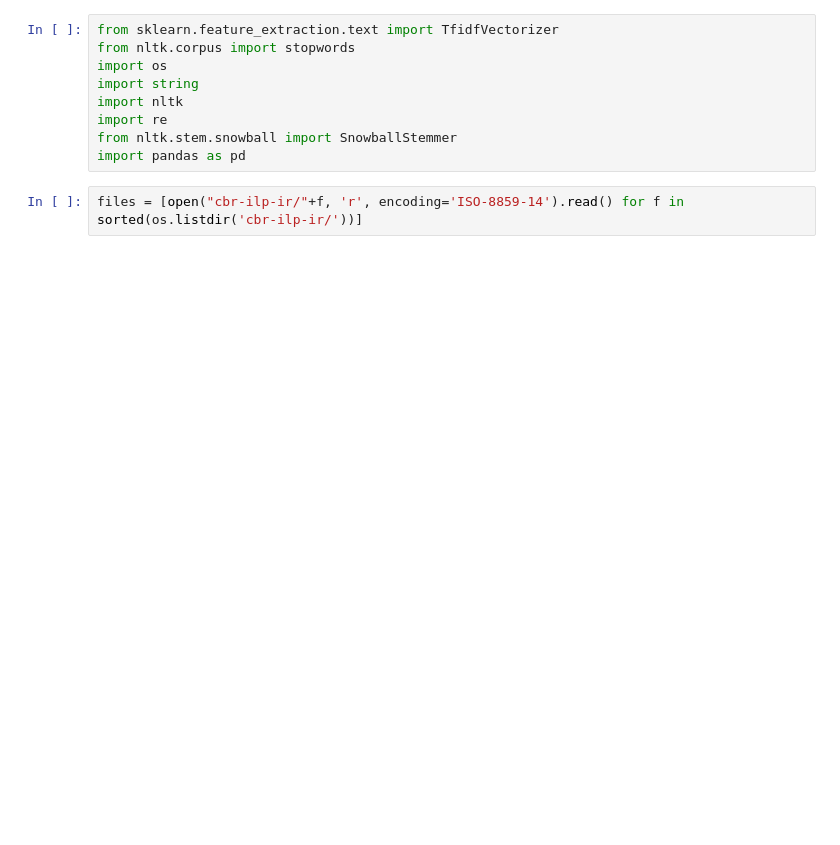
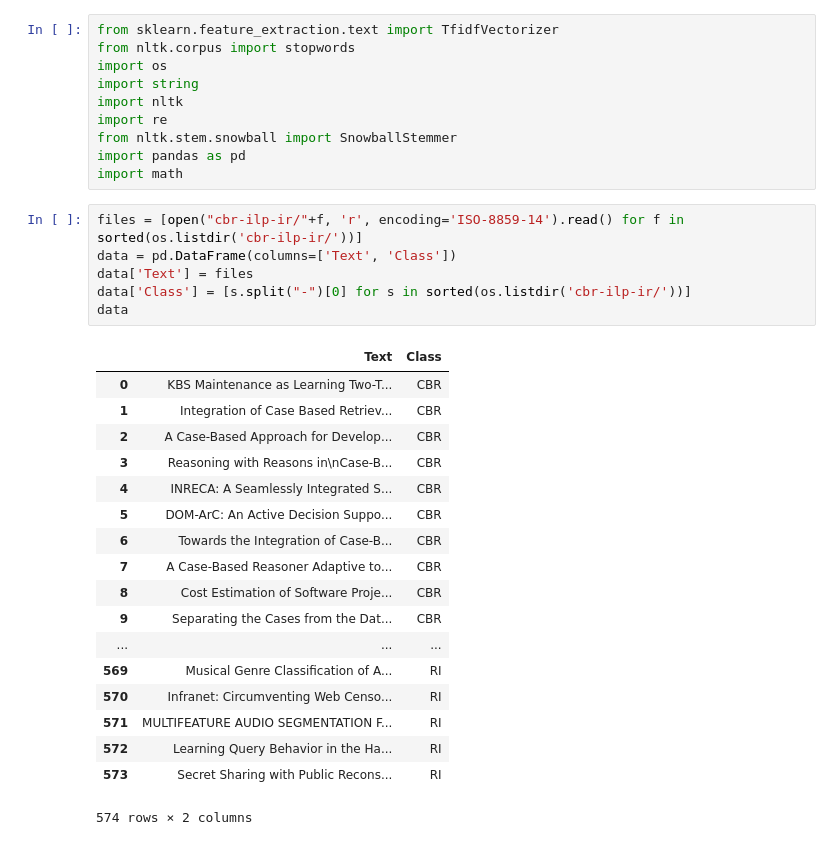
Before and after one commit to matheusjorge/TextMining_Proj1, a Jupyter notebook: Projeto1.ipynb, the cells around one changed output. Saved outputs shown, nothing was run; the diff lists cells and outputs as text; blank space fills up the shorter version.

```diff
--- a/Projeto1.ipynb
+++ b/Projeto1.ipynb
@@ -7,5 +7,29 @@ import nltk
 import re
 from nltk.stem.snowball import SnowballStemmer
 import pandas as pd
+import math
 # %%
 files = [open("cbr-ilp-ir/"+f, 'r', encoding='ISO-8859-14').read() for f in sorted(os.listdir('cbr-ilp-ir/'))]
+data = pd.DataFrame(columns=['Text', 'Class'])
+data['Text'] = files
+data['Class'] = [s.split("-")[0] for s in sorted(os.listdir('cbr-ilp-ir/'))]
+data
+# %% [output]
+|  | Text | Class |
+| 0 | KBS Maintenance as Learning Two-T... | CBR |
+| 1 | Integration of Case Based Retriev... | CBR |
+| 2 | A Case-Based Approach for Develop... | CBR |
+| 3 | Reasoning with Reasons in\nCase-B... | CBR |
+| 4 | INRECA: A Seamlessly Integrated S... | CBR |
+| 5 | DOM-ArC: An Active Decision Suppo... | CBR |
+| 6 | Towards the Integration of Case-B... | CBR |
+| 7 | A Case-Based Reasoner Adaptive to... | CBR |
+| 8 | Cost Estimation of Software Proje... | CBR |
+| 9 | Separating the Cases from the Dat... | CBR |
+| ... | ... | ... |
+| 569 | Musical Genre Classification of A... | RI |
+| 570 | Infranet: Circumventing Web Censo... | RI |
+| 571 | MULTIFEATURE AUDIO SEGMENTATION F... | RI |
+| 572 | Learning Query Behavior in the Ha... | RI |
+| 573 | Secret Sharing with Public Recons... | RI |
+574 rows × 2 columns
```
Also changed, not shown: parts of 17 cells of this notebook.
